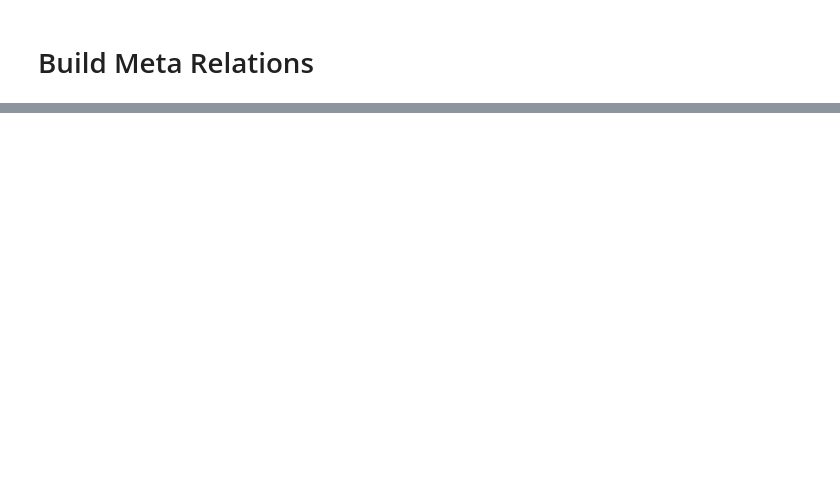
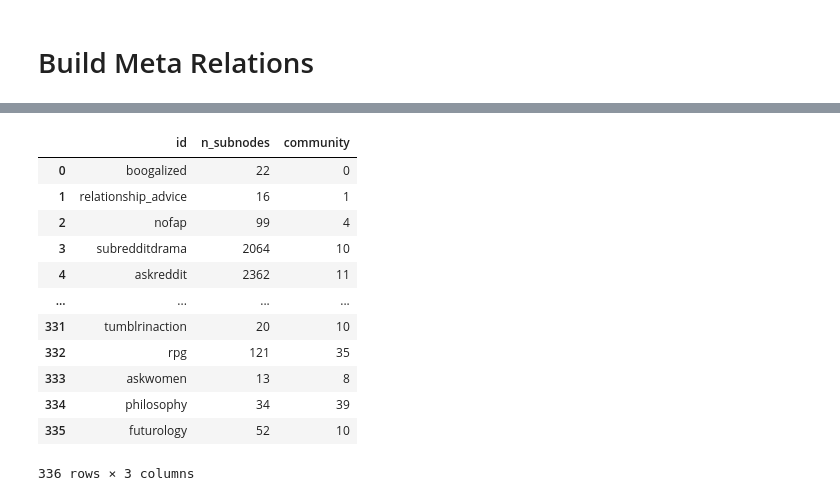
Before and after one commit to Minyall/squashy, a Jupyter notebook: squashy/demos/subreddits_demo.ipynb, the cells around one changed output, grey strips where cells are left out. Saved outputs shown, nothing was run; the diff lists cells and outputs as text; code cells hidden in the pictures; blank space fills up the shorter version.

```diff
--- a/squashy/demos/subreddits_demo.ipynb
+++ b/squashy/demos/subreddits_demo.ipynb
@@ -138,0 +303,16 @@ agglomerator.metrics.visualize(x='pass_', y='runtime', color='hop', log_y=True)
+# %%
+node_list
+# %% [output]
+|  | id | n_subnodes | community |
+| 0 | boogalized | 22 | 0 |
+| 1 | relationship_advice | 16 | 1 |
+| 2 | nofap | 99 | 4 |
+| 3 | subredditdrama | 2064 | 10 |
+| 4 | askreddit | 2362 | 11 |
+| ... | ... | ... | ... |
+| 331 | tumblrinaction | 20 | 10 |
+| 332 | rpg | 121 | 35 |
+| 333 | askwomen | 13 | 8 |
+| 334 | philosophy | 34 | 39 |
+| 335 | futurology | 52 | 10 |
+336 rows × 3 columns
```
Also changed, not shown: parts of 32 cells of this notebook.
